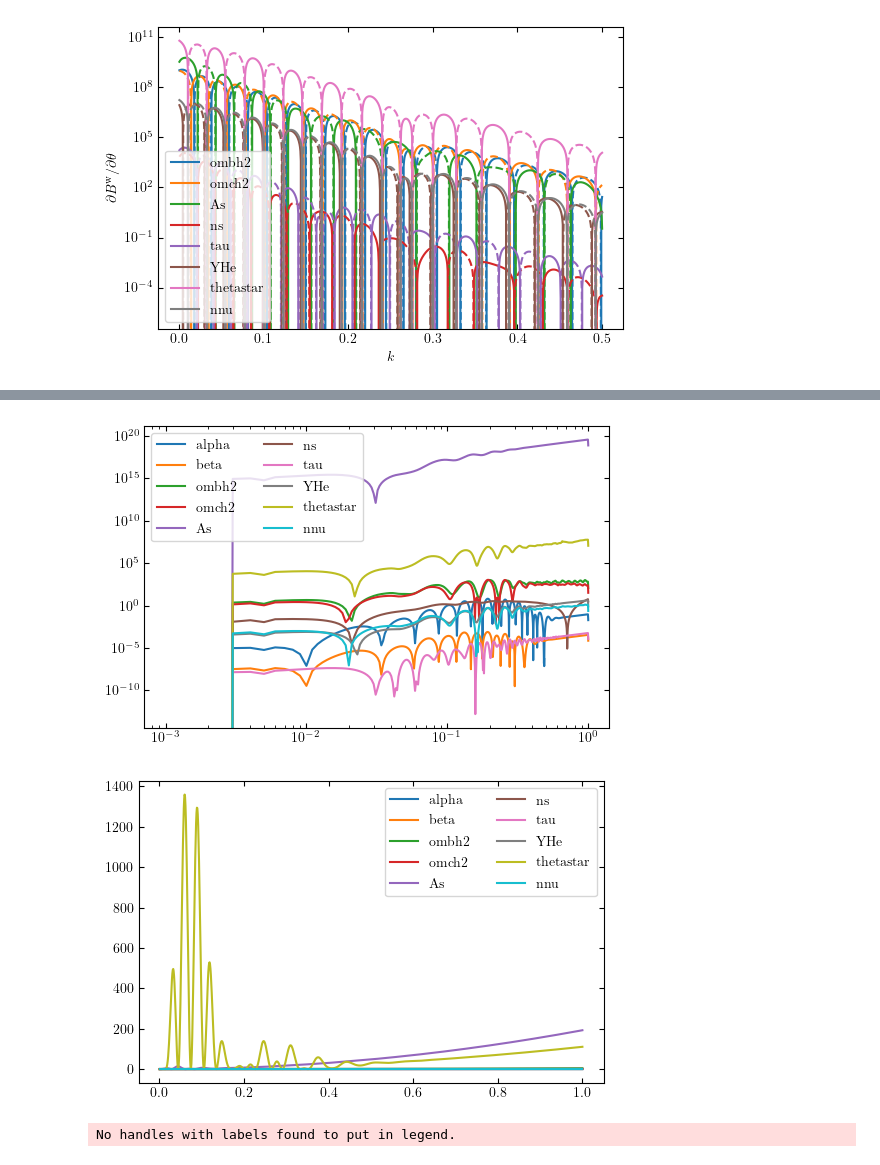
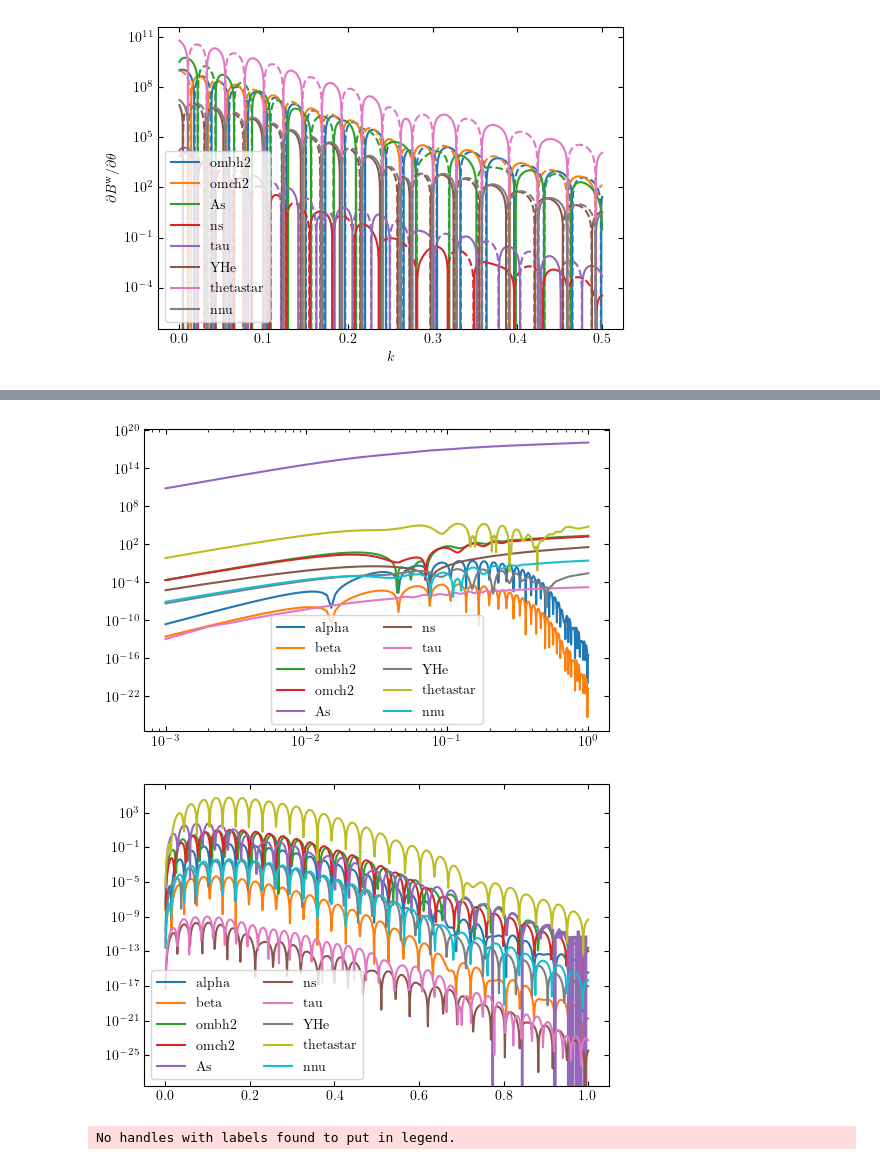
Before and after one commit to yanlongastro/galaxy_survey, a Jupyter notebook: galaxy_survey.ipynb, the cells around one changed output, grey strips where cells are left out. Cells and saved outputs as stored; diff of their text form; code cells hidden in the pictures.

```diff
--- a/galaxy_survey.ipynb
+++ b/galaxy_survey.ipynb
@@ -336,3 +336,15 @@ plt.show()
 # %% [output]
 [figure]
 [figure]
+# %%
+ks = np.linspace(0.1, 1, num=20)
+for i in range(10):
+    print(i)
+    ints = []
+    for kmax in ks:
+        kh = np.linspace(0.001, kmax, num=200)
+        dp = [svy.integrand_ps(x, 0, 0, wiggle_only=True)[i, i] for x in kh]
+        ints.append(np.sum(dp)*np.diff(kh)[0])
+
+    ints = np.array(ints)
+    plt.plot(ks, ints)
@@ -641,3 +665,20 @@ plt.legend()
 # %% [output]
 <matplotlib.legend.Legend at 0x...>
 [figure]
+# %%
+kh = np.linspace(0.001, .5, num=1000)
+
+xx = 2
+yy = 0.0001
+
+dps = np.array([svy.bispectrum_derivative_cosmological_parameters((x, svy.pisf*xx, np.pi*yy), coordinate='child18',
+                wiggle_only=False)/svy.bispectrum((x, svy.pisf*xx, np.pi*yy), coordinate='child18',) for x in kh])
+dpws = np.array([svy.bispectrum_derivative_cosmological_parameters((x, svy.pisf*xx, np.pi*yy), coordinate='child18',
+                wiggle_only=True)/svy.bispectrum((x, svy.pisf*xx, np.pi*yy), coordinate='child18',) for x in kh])
+for i, l in zip(range(8), svy.cosmological_parameters_in_fisher):
+    pl = plt.semilogy(kh, np.abs(dps[:,i]), label=l)
+    plt.semilogy(kh, np.abs(dpws[:,i]), ls='--', c=pl[0].get_color())
+
+plt.ylabel(r'$\partial B^{\rm w}/\partial \theta$')
+plt.xlabel('$k$')
+plt.legend(ncol=2)
@@ -661,21 +705,21 @@ plt.show()
 # %%
 kh = np.linspace(0.001, 1, num=1000)
 k1 = 0.01
 
 for i, l in zip(range(0, 10), ['alpha', 'beta']+svy.cosmological_parameters_in_fisher):
-    dp = [svy.integrand_bs((k1, x, x+k1/2, 0, 0), 0, coordinate='cartesian',wiggle_only=False, k_max_bi=3)[i, i] for x in kh]
+    dp = [svy.integrand_bs((x, x, x, 0, 0), 0, coordinate='cartesian',wiggle_only=False, k_max_bi=3)[i, i] for x in kh]
     pl = plt.loglog(kh, dp, label=l)
 plt.legend(ncol=2)
 plt.show()
 
 for i, l in zip(range(0, 10), ['alpha', 'beta']+svy.cosmological_parameters_in_fisher):
-    dp = [svy.integrand_bs((k1, x, x, 0, 0), 0, coordinate='cartesian',wiggle_only=True, k_max_bi=3)[i, i] for x in kh]
-    pl = plt.plot(kh, dp, label=l)
+    dp = [svy.integrand_bs((x, x, x, 0, 0), 0, coordinate='cartesian',wiggle_only=True, k_max_bi=3)[i, i] for x in kh]
+    pl = plt.semilogy(kh, dp, label=l)
 plt.legend(ncol=2)
 plt.show()
 # %% [output]
-[figure, old version]
+[figure, new version]
-[figure, old version]
+[figure, new version]
 # %%
 kh = np.linspace(0.001, 1, num=1000)
 
```
Also changed, not shown: parts of 15 cells of this notebook, 3 other files.
